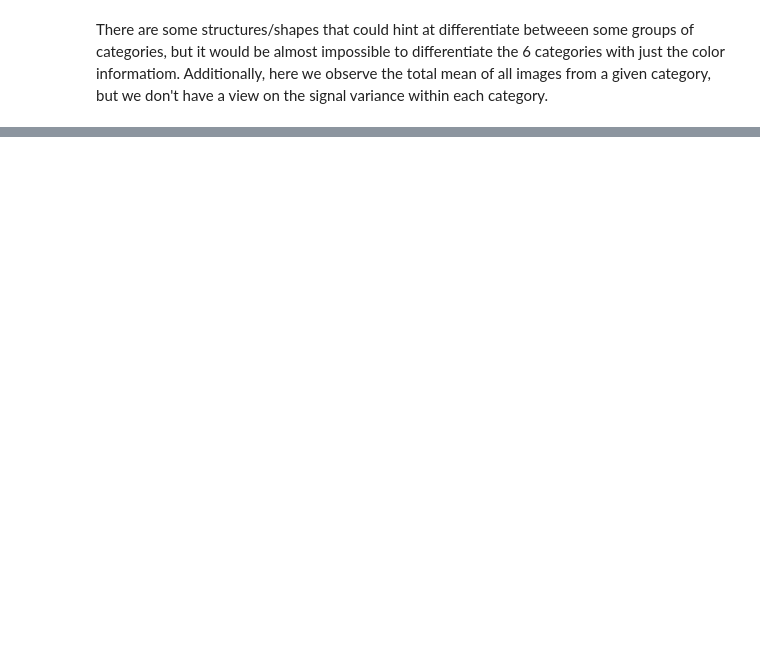
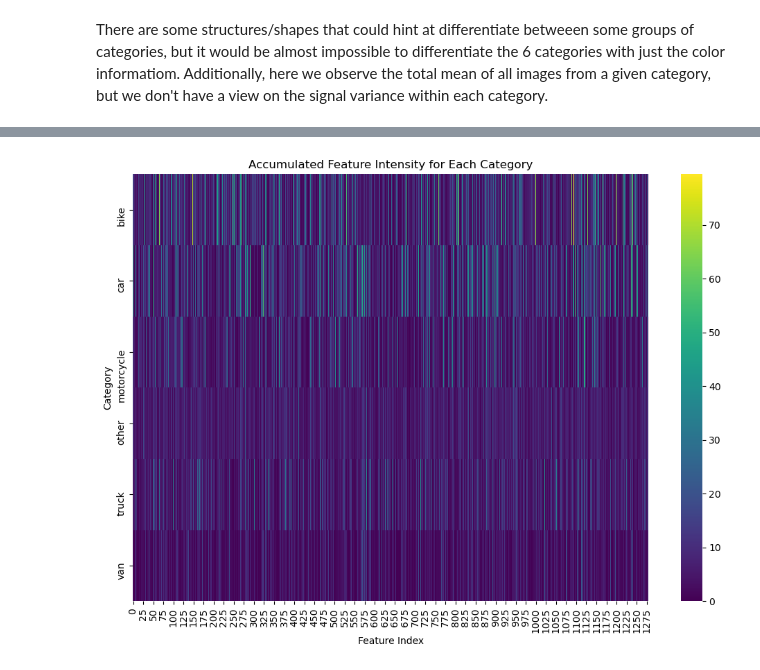
Before and after one commit to miguelfaf10/epfl_extension_school, a Jupyter notebook: 4_machine-learning-II_project/01-Data-exploration-and-feature-extraction.ipynb, the cells around one changed output, grey strips where cells are left out. Saved outputs shown, nothing was run; the diff lists cells and outputs as text; code cells hidden in the pictures; blank space fills up the shorter version.

```diff
--- a/4_machine-learning-II_project/01-Data-exploration-and-feature-extraction.ipynb
+++ b/4_machine-learning-II_project/01-Data-exploration-and-feature-extraction.ipynb
@@ -190,0 +181,22 @@ Error:
+# %%
+def extract_features(dataset):
+
+    features = tf.zeros((0, 1280))
+    labels = tf.zeros((0, 6))
+
+    while True:
+        images_batch, labels_batch = next(iter(dataset))
+        features = tf.concat([feature_extractor(images_batch), features], axis=0)
+        labels = tf.concat([labels_batch, labels], axis=0)
+        if len(labels_batch) < 32:
+            break
+
+    return features, labels
+
+trainset_features, trainset_labels = extract_features(trainset)
+validset_features, validset_labels = extract_features(validset)
+testset_features, testset_labels = extract_features(testset)
+
+print(f'Size of training set features: {trainset_features.shape}')
+print(f'Size of validation set features: {validset_features.shape}')
+print(f'Size of testing set features: {testset_features.shape}')
@@ -190,0 +239,23 @@ Error:
+# %%
+# Decode one-hot encoded labels to single integer labels
+trainset_labels_decoded = np.argmax(trainset_labels, axis=1)
+
+# Initialize a dictionary to store accumulated feature intensities
+accumulated_features = {}
+
+# Accumulate feature values for each category
+for category_label, category_name in enumerate(class_labels):
+    # Select features for the current category and sum them across all samples
+    category_features = trainset_features.numpy()[trainset_labels_decoded == category_label]
+    accumulated_features[category_name] = np.sum(category_features, axis=0)
+
+# Plot heatmap for each category's accumulated features
+plt.figure(figsize=(12, 8))
+sns.heatmap([accumulated_features[category] for category in class_labels],
+            cmap='viridis', cbar=True, yticklabels=class_labels)
+plt.title('Accumulated Feature Intensity for Each Category')
+plt.xlabel('Feature Index')
+plt.ylabel('Category')
+plt.show()
+# %% [output]
+[figure, added]
```
Also changed, not shown: parts of 15 cells of this notebook, 1 other file.
